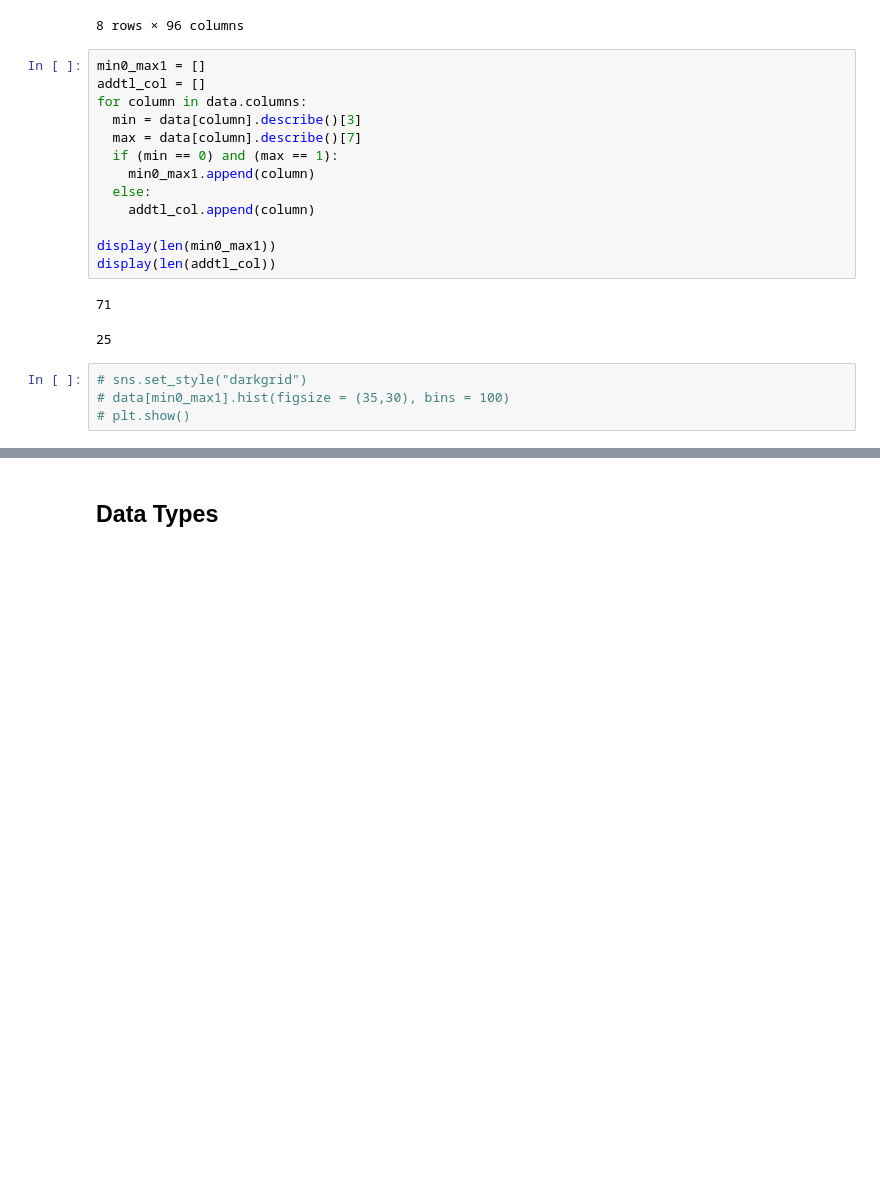
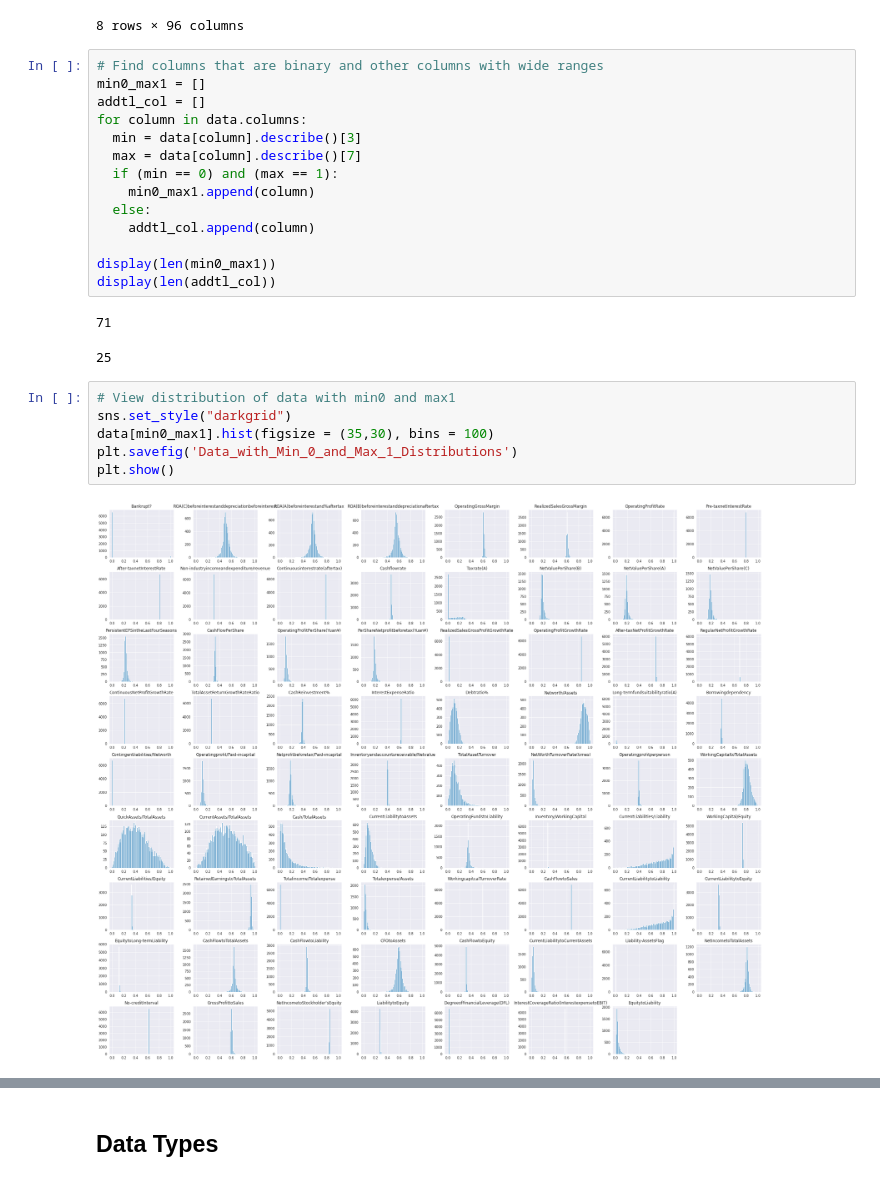
Before and after one commit to oimartin/company_bankruptcy_predictions, a Jupyter notebook: Notebook_bankrupt.ipynb, the cells around one changed output, grey strips where cells are left out. Drawn from its saved outputs; the diff is of its cells as text; blank space fills up the shorter version.

```diff
--- a/Notebook_bankrupt.ipynb
+++ b/Notebook_bankrupt.ipynb
@@ -94,6 +113,7 @@ data.describe()
 | max | 1.000000 | 1.000000 | 1.000000 | 1.000000 | 1.000000 | ... |
 8 rows × 96 columns
 # %%
+# Find columns that are binary and other columns with wide ranges
 min0_max1 = []
 addtl_col = []
 for column in data.columns:
@@ -110,7 +130,11 @@ display(len(addtl_col))
 71
 25
 # %%
-# sns.set_style("darkgrid")
-# data[min0_max1].hist(figsize = (35,30), bins = 100)
-# plt.show()
+# View distribution of data with min0 and max1
+sns.set_style("darkgrid")
+data[min0_max1].hist(figsize = (35,30), bins = 100)
+plt.savefig('Data_with_Min_0_and_Max_1_Distributions')
+plt.show()
+# %% [output]
+[figure, added]
 # %%
```
Also changed, not shown: parts of 64 cells of this notebook.
